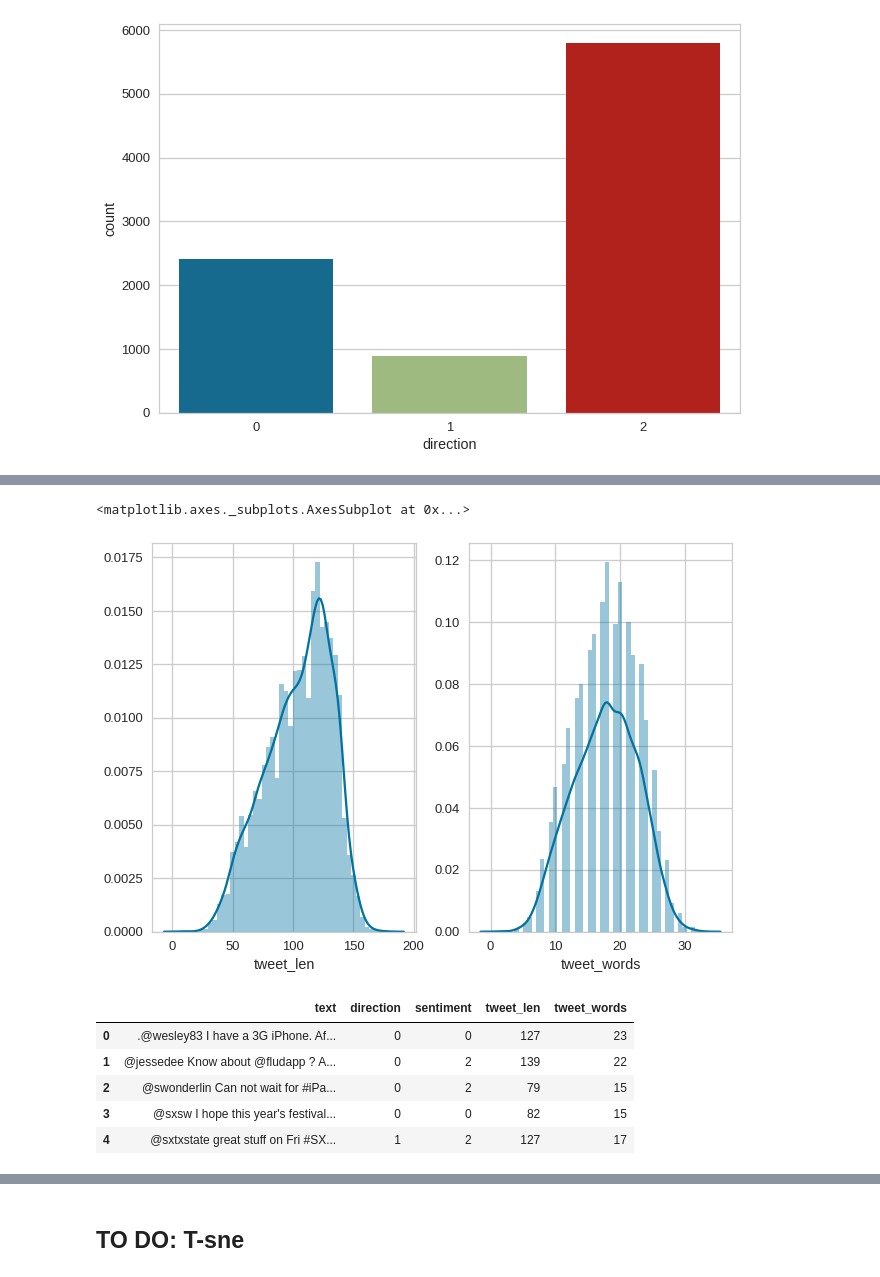
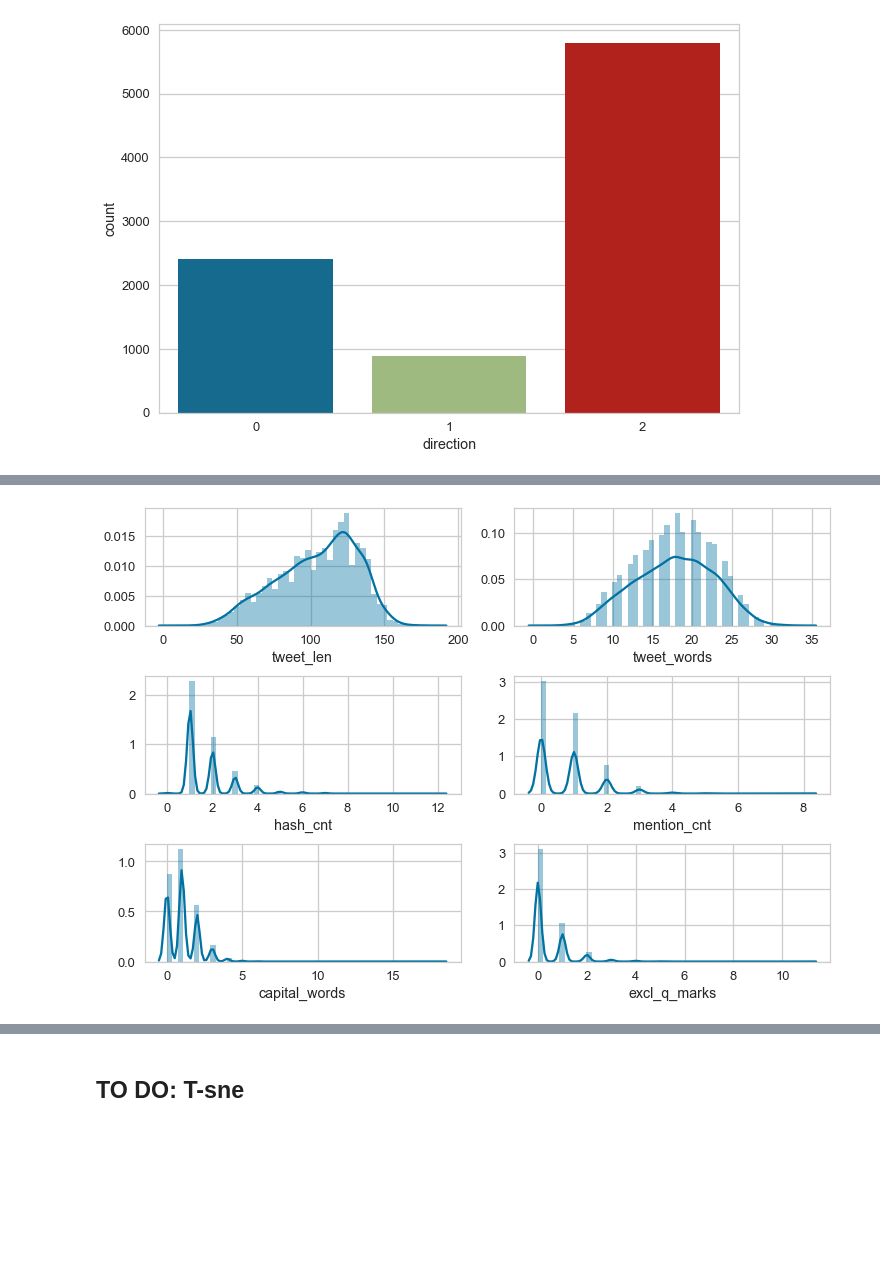
Before and after one commit to MichaelBurak/twitter_apple_sentiment, a Jupyter notebook: twitter_apple_google_sentiment.ipynb, the cells around one changed output, grey strips where cells are left out. Drawn from its saved outputs; the diff is of its cells as text; code cells hidden in the pictures; blank space fills up the shorter version.

```diff
--- a/twitter_apple_google_sentiment.ipynb
+++ b/twitter_apple_google_sentiment.ipynb
@@ -35,7 +54,8 @@ Mounted at /content/drive
 # %% [markdown]
 ## Reading in data
 # %%
-df = pd.read_csv('drive/My Drive/judge-1377884607_tweet_product_company.csv',encoding = "ISO-8859-1")
+# df = pd.read_csv('drive/My Drive/judge-1377884607_tweet_product_company.csv',encoding = "ISO-8859-1")
+df = pd.read_csv('judge-1377884607_tweet_product_company.csv',encoding = "ISO-8859-1")
 
 df.head(20)
 # %% [output]
@@ -67 +85,5 @@ is_there_an_emotion_directed_at_a_brand_or_product    0
 dtype: int64
+# %%
+df.dropna(subset=['tweet_text'],inplace=True)
+
+df.isnull().sum()
@@ -167,3 +305,17 @@ Name: text, Length: 9093, dtype: object
 # %%
 clean_df['tweet_len'] = clean_df['text'].astype(str).apply(len)
 clean_df['tweet_words'] = clean_df['text'].apply(lambda x: len(str(x).split()))
+# %%
+def tweet_special_count(string, character):
+    '''docstring'''
+    w = string.split()
+
+    char = [word for word in w if word.startswith(character)]
+
+    return len(char)
+# %%
+clean_df['hash_cnt'] = clean_df['text'].apply(lambda x: tweet_special_count(x, '#'))
+clean_df['mention_cnt'] = clean_df['text'].apply(lambda x: tweet_special_count(x, '@'))
+clean_df['capital_words'] = clean_df['text'].apply(lambda x: len(re.findall(r'\b[A-Z]{2,}\b', x)))
+clean_df['excl_q_marks'] = clean_df['text'].apply(lambda x: len(re.findall(r'!|\?', x)))
+clean_df.head()
@@ -170,16 +381,12 @@ clean_df['tweet_words'] = clean_df['text'].apply(lambda x: len(str(x).split()))
 # %%
-fig, axs = plt.subplots(ncols=2)
-sns.distplot(clean_df['tweet_len'], ax=axs[0])
-sns.distplot(clean_df['tweet_words'], ax=axs[1])
+fig, axs = plt.subplots(ncols=2, nrows=3)
+sns.distplot(clean_df['tweet_len'], ax=axs[0][0])
+sns.distplot(clean_df['tweet_words'], ax=axs[0][1])
+sns.distplot(clean_df['hash_cnt'], ax=axs[1][0])
+sns.distplot(clean_df['mention_cnt'], ax=axs[1][1])
+sns.distplot(clean_df['capital_words'], ax=axs[2][0])
+sns.distplot(clean_df['excl_q_marks'], ax=axs[2][1])
+
+plt.tight_layout()
 # %% [output]
-<matplotlib.axes._subplots.AxesSubplot at 0x...>
-[figure, old version]
+[figure, new version]
-# %%
-clean_df.head()
-# %% [output]
-|  | text | direction | sentiment | tweet_len | tweet_words |
-| 0 | .@wesley83 I have a 3G iPhone. Af... | 0 | 0 | 127 | 23 |
-| 1 | @jessedee Know about @fludapp ? A... | 0 | 2 | 139 | 22 |
-| 2 | @swonderlin Can not wait for #iPa... | 0 | 2 | 79 | 15 |
-| 3 | @sxsw I hope this year's festival... | 0 | 0 | 82 | 15 |
-| 4 | @sxtxstate great stuff on Fri #SX... | 1 | 2 | 127 | 17 |
```
Also changed, not shown: parts of 111 cells of this notebook, 1 other file.
